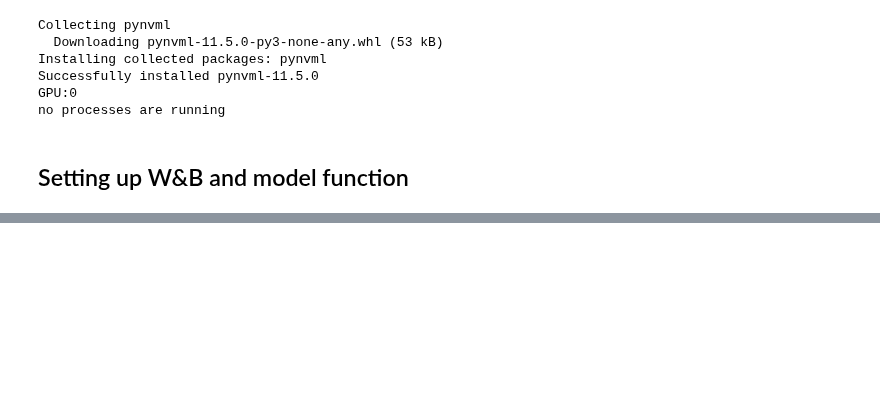
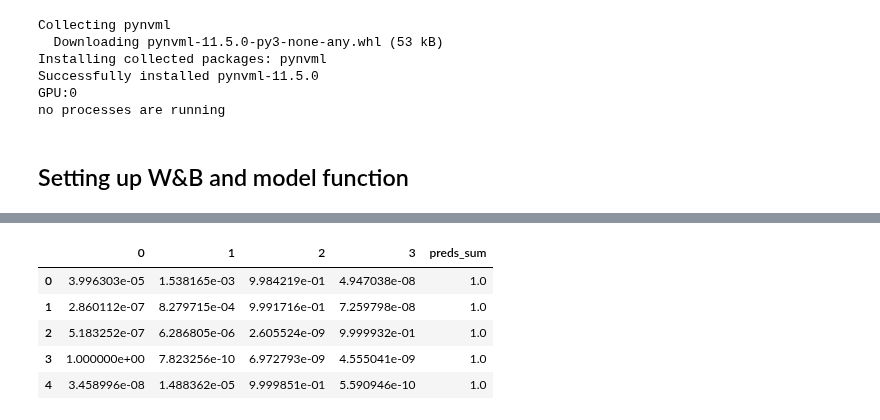
Before and after one commit to jalkestrup/fastai_course, a Jupyter notebook: 10_final_project/apple_disease_v2.ipynb, the cells around one changed output, grey strips where cells are left out. Saved outputs shown, nothing was run; the diff lists cells and outputs as text; code cells hidden in the pictures; blank space fills up the shorter version.

```diff
--- a/10_final_project/apple_disease_v2.ipynb
+++ b/10_final_project/apple_disease_v2.ipynb
@@ -208,0 +256,2 @@ def train_model(arch, item, batch, batch_size, epochs, learning_rate=0.005, accu
+# %%
+preds,_ = learn.get_preds(dl=test_dl)
@@ -208,0 +284,2 @@ def train_model(arch, item, batch, batch_size, epochs, learning_rate=0.005, accu
+# %%
+df_preds = pd.DataFrame(preds)
@@ -208,0 +295,11 @@ def train_model(arch, item, batch, batch_size, epochs, learning_rate=0.005, accu
+# %%
+df_preds['preds_sum'] = df_preds.sum(axis=1)
+# %%
+df_preds.head()
+# %% [output]
+|  | 0 | 1 | 2 | 3 | preds_sum |
+| 0 | 3.996303e-05 | 1.538165e-03 | 9.984219e-01 | 4.947038e-08 | 1.0 |
+| 1 | 2.860112e-07 | 8.279715e-04 | 9.991716e-01 | 7.259798e-08 | 1.0 |
+| 2 | 5.183252e-07 | 6.286805e-06 | 2.605524e-09 | 9.999932e-01 | 1.0 |
+| 3 | 1.000000e+00 | 7.823256e-10 | 6.972793e-09 | 4.555041e-09 | 1.0 |
+| 4 | 3.458996e-08 | 1.488362e-05 | 9.999851e-01 | 5.590946e-10 | 1.0 |
```
Also changed, not shown: parts of 14 cells of this notebook.
